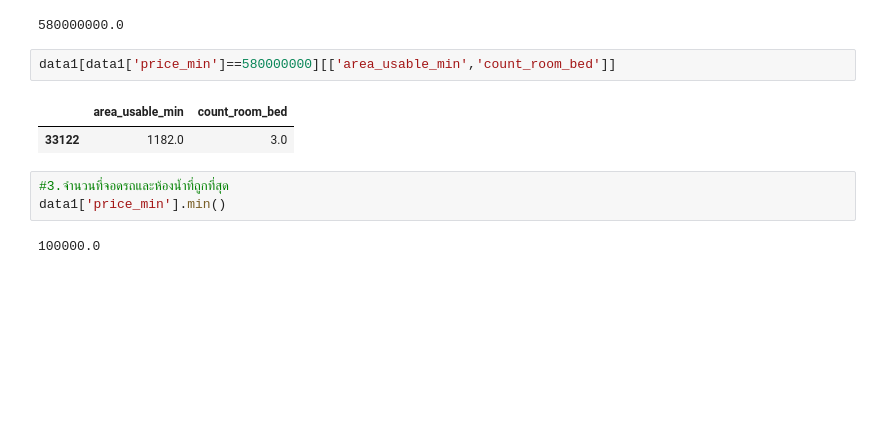
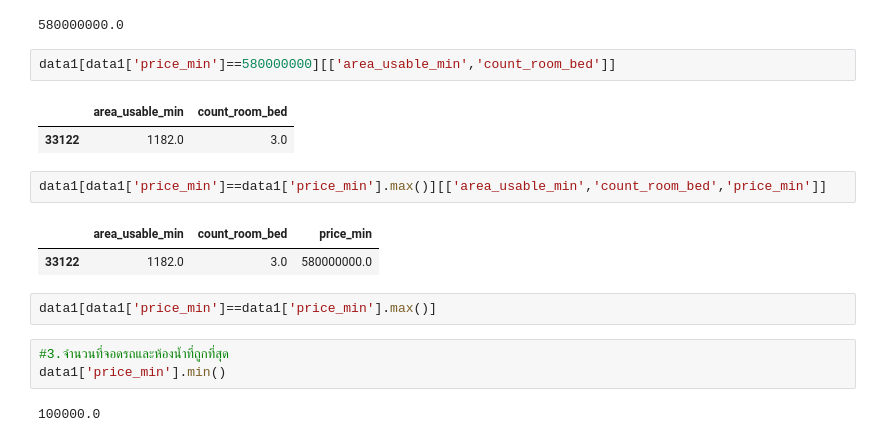
Before and after one commit to nattntn/BasicProg_DataViz65, a Jupyter notebook: Pandas101.ipynb, the cells around one changed output. Drawn from its saved outputs; the diff is of its cells as text; blank space fills up the shorter version.

```diff
--- a/Pandas101.ipynb
+++ b/Pandas101.ipynb
@@ -273,6 +234,13 @@ data1[data1['price_min']==580000000][['area_usable_min','count_room_bed']]
 # %% [output]
 |  | area_usable_min | count_room_bed |
 | 33122 | 1182.0 | 3.0 |
+# %%
+data1[data1['price_min']==data1['price_min'].max()][['area_usable_min','count_room_bed','price_min']]
+# %% [output]
+|  | area_usable_min | count_room_bed | price_min |
+| 33122 | 1182.0 | 3.0 | 580000000.0 |
+# %%
+data1[data1['price_min']==data1['price_min'].max()]
 # %%
 #3.จำนวนที่จอดรถและห้องน้ำที่ถูกที่สุด
 data1['price_min'].min()
```
Also changed, not shown: parts of 7 cells of this notebook.
